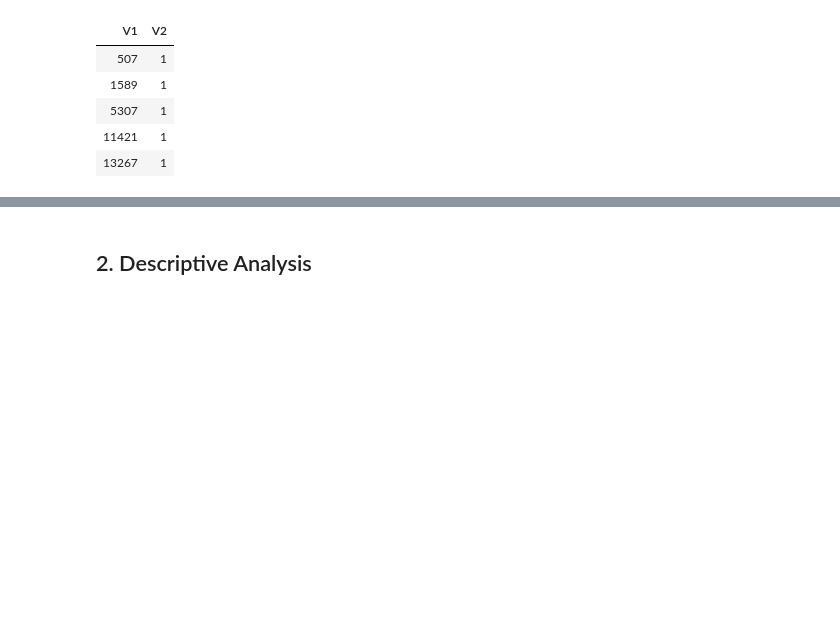
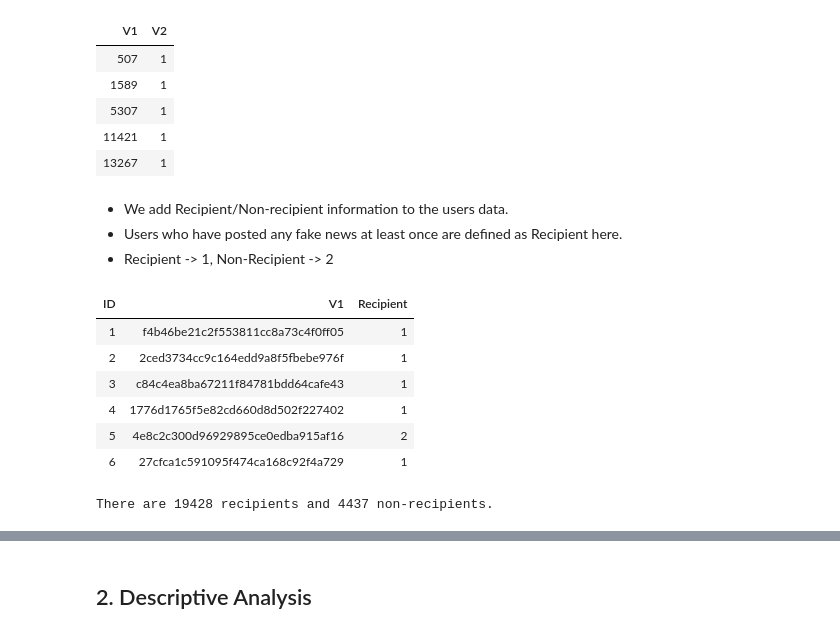
Before and after one commit to Yosuke-Ijiri/Statistical-Analysis-of-Network-Data-with-applications-in-Marketing, a Jupyter notebook: Fake_News_Analysis.ipynb, the cells around one changed output, grey strips where cells are left out. Drawn from its saved outputs; the diff is of its cells as text; code cells hidden in the pictures; blank space fills up the shorter version.

```diff
--- a/Fake_News_Analysis.ipynb
+++ b/Fake_News_Analysis.ipynb
@@ -210,3 +210,7 @@ head(edge_list, 5)
 | 5307 | 1 |
 | 11421 | 1 |
 | 13267 | 1 |
+# %% [markdown]
+- We add Recipient/Non-recipient information to the users data.
+- Users who have posted any fake news at least once are defined as Recipient here.
+- Recipient -> 1, Non-Recipient -> 2
@@ -213,2 +223,14 @@ head(edge_list, 5)
+# %%
+head(users)
+cat("There are", sum(users$Recipient==1), "recipients and", sum(users$Recipient==2), "non-recipients.")
+# %% [output]
+| ID | V1 | Recipient |
+| 1 | f4b46be21c2f553811cc8a73c4f0ff05 | 1 |
+| 2 | 2ced3734cc9c164edd9a8f5fbebe976f | 1 |
+| 3 | c84c4ea8ba67211f84781bdd64cafe43 | 1 |
+| 4 | 1776d1765f5e82cd660d8d502f227402 | 1 |
+| 5 | 4e8c2c300d96929895ce0edba915af16 | 2 |
+| 6 | 27cfca1c591095f474ca168c92f4a729 | 1 |
+There are 19428 recipients and 4437 non-recipients.
 # %%
 # Read the list as the igraph format
```
Also changed, not shown: parts of 10 cells of this notebook, 3 other files.
